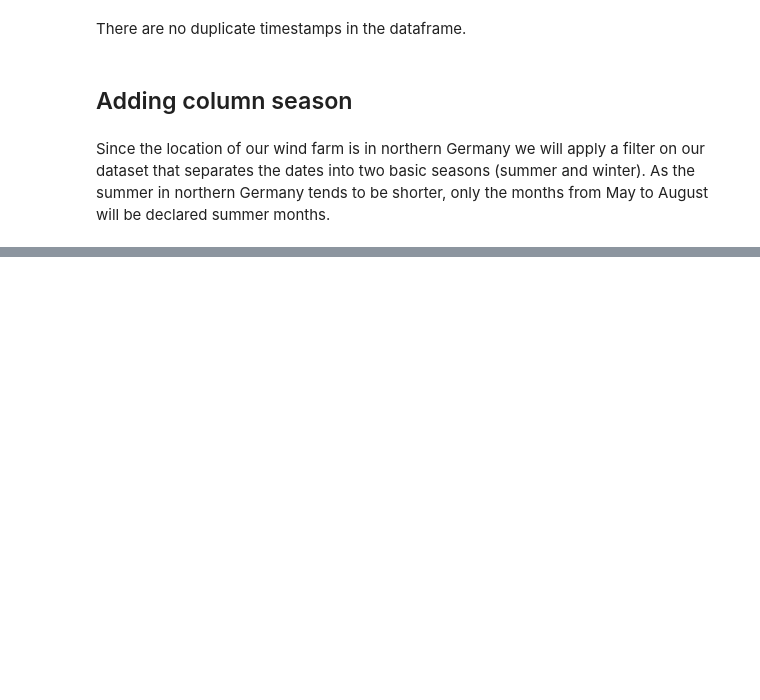
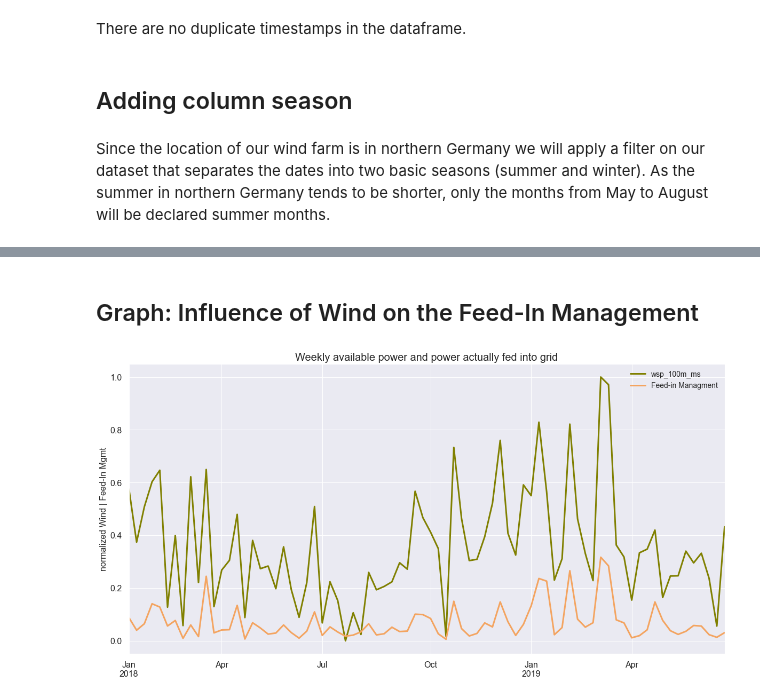
Before and after one commit to JonJae/TimeSeriesPrediction_FeedInMngmt, a Jupyter notebook: FeedInMngmt_EDA.ipynb, the cells around one changed output, grey strips where cells are left out. Saved outputs shown, nothing was run; the diff lists cells and outputs as text; code cells hidden in the pictures; blank space fills up the shorter version.

```diff
--- a/FeedInMngmt_EDA.ipynb
+++ b/FeedInMngmt_EDA.ipynb
@@ -406,0 +443,28 @@ df.head()
+# %% [markdown]
+## Graph: Influence of Wind on the Feed-In Management
+# %%
+###### DATA SELECTION ######
+weekly_wsp = df['wsp_100m_ms'].resample('W').mean()
+weekly_wsp = (weekly_wsp-weekly_wsp.min())/(weekly_wsp.max()-weekly_wsp.min())
+weekly_loss = df['target_losses_norm'].resample('W').mean()
+###### DATA PLOTTING ######
+fig, ax = plt.subplots(figsize=(20,10))
+weekly_wsp.plot(label='wsp_100m_ms',color='olive', lw=3)
+weekly_loss.plot(label='Feed-in Managment',color='sandybrown',  lw=3)
+
+
+###### PLOT SETTINGS #######
+plt.ylabel('normalized Wind | Feed-In Mgmt', fontsize=16)
+plt.tick_params(labelsize=16)
+plt.title('Weekly available power and power actually fed into grid', fontsize=20)
+plt.legend(loc='upper right', fontsize=14)
+
+### CLEANING WORKSPACE ###
+del weekly_wsp, weekly_loss
+
+
+###### OUTPUT #######
+plt.savefig('figures/wind_FeedIn.png', bbox_inches='tight', transparent=True)
+plt.show;
+# %% [output]
+[figure, added]
```
Also changed, not shown: parts of 8 cells of this notebook, 3 other files.
